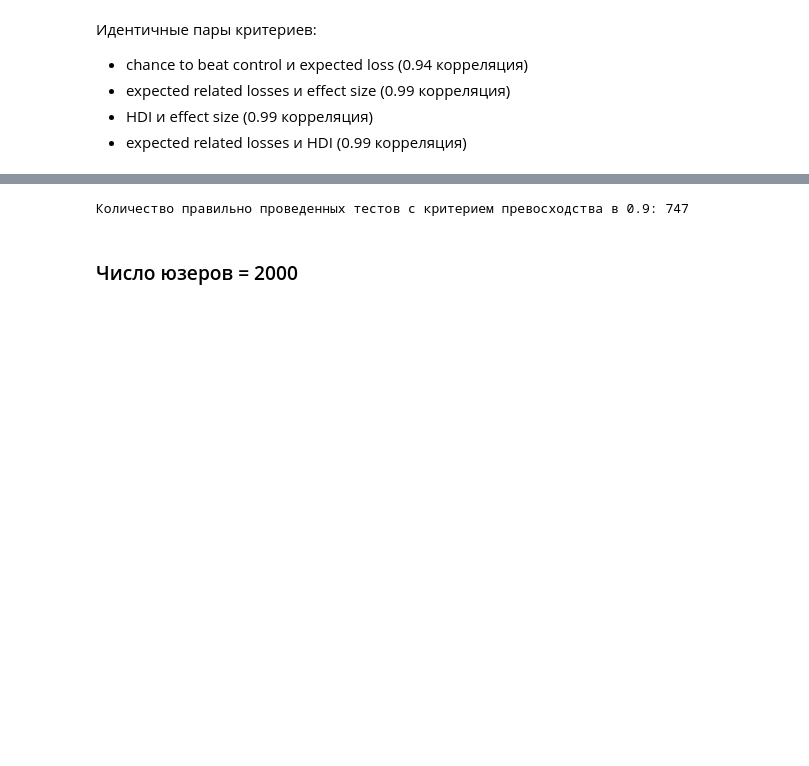
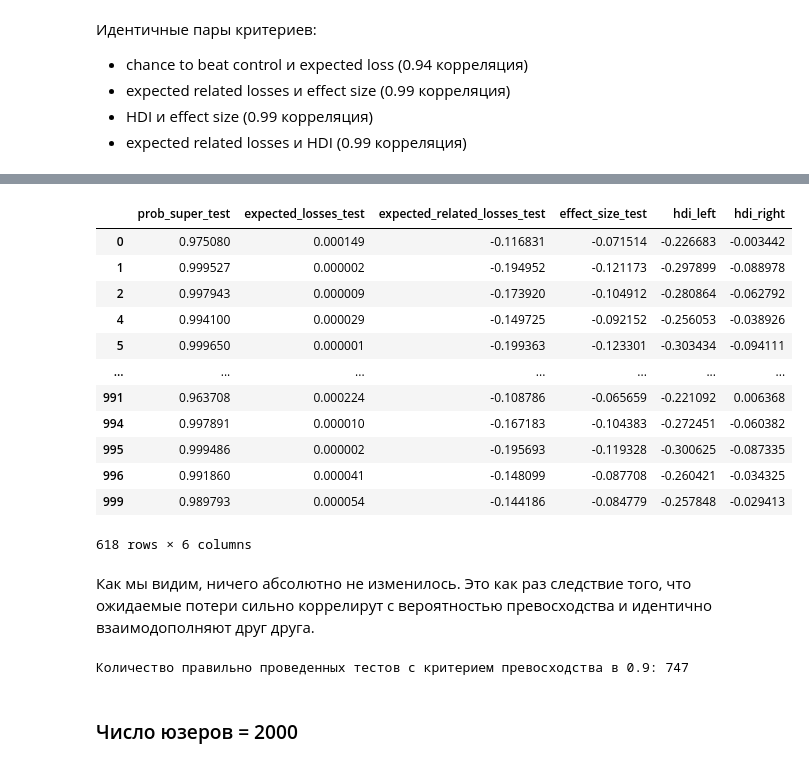
Before and after one commit to iakubovskii7/AB, a Jupyter notebook: knowledge-base/Bayesian_algorithms.ipynb, the cells around one changed output, grey strips where cells are left out. Drawn from its saved outputs; the diff is of its cells as text; code cells hidden in the pictures; blank space fills up the shorter version.

```diff
--- a/knowledge-base/Bayesian_algorithms.ipynb
+++ b/knowledge-base/Bayesian_algorithms.ipynb
@@ -355,3 +386,21 @@ print(f"Количество правильно проведенных тест
+# %%
+df.query("prob_super_test >= 0.95 & expected_losses_test <= 0.0022")
+# %% [output]
+|  | prob_super_test | expected_losses_test | expected_related_losses_test | effect_size_test | hdi_left | hdi_right |
+| 0 | 0.975080 | 0.000149 | -0.116831 | -0.071514 | -0.226683 | -0.003442 |
+| 1 | 0.999527 | 0.000002 | -0.194952 | -0.121173 | -0.297899 | -0.088978 |
+| 2 | 0.997943 | 0.000009 | -0.173920 | -0.104912 | -0.280864 | -0.062792 |
+| 4 | 0.994100 | 0.000029 | -0.149725 | -0.092152 | -0.256053 | -0.038926 |
+| 5 | 0.999650 | 0.000001 | -0.199363 | -0.123301 | -0.303434 | -0.094111 |
+| ... | ... | ... | ... | ... | ... | ... |
+| 991 | 0.963708 | 0.000224 | -0.108786 | -0.065659 | -0.221092 | 0.006368 |
+| 994 | 0.997891 | 0.000010 | -0.167183 | -0.104383 | -0.272451 | -0.060382 |
+| 995 | 0.999486 | 0.000002 | -0.195693 | -0.119328 | -0.300625 | -0.087335 |
+| 996 | 0.991860 | 0.000041 | -0.148099 | -0.087708 | -0.260421 | -0.034325 |
+| 999 | 0.989793 | 0.000054 | -0.144186 | -0.084779 | -0.257848 | -0.029413 |
+618 rows × 6 columns
+# %% [markdown]
+Как мы видим, ничего абсолютно не изменилось. Это как раз следствие того, что ожидаемые потери сильно коррелирут с вероятностью превосходства и идентично взаимодополняют друг друга.
 # %%
 # Давайте снизим порог для вероятности превосходства до 90%
 n_correct_tests = df.query("prob_super_test >= 0.9").shape[0]
```
Also changed, not shown: parts of 39 cells of this notebook, 2 other files.
